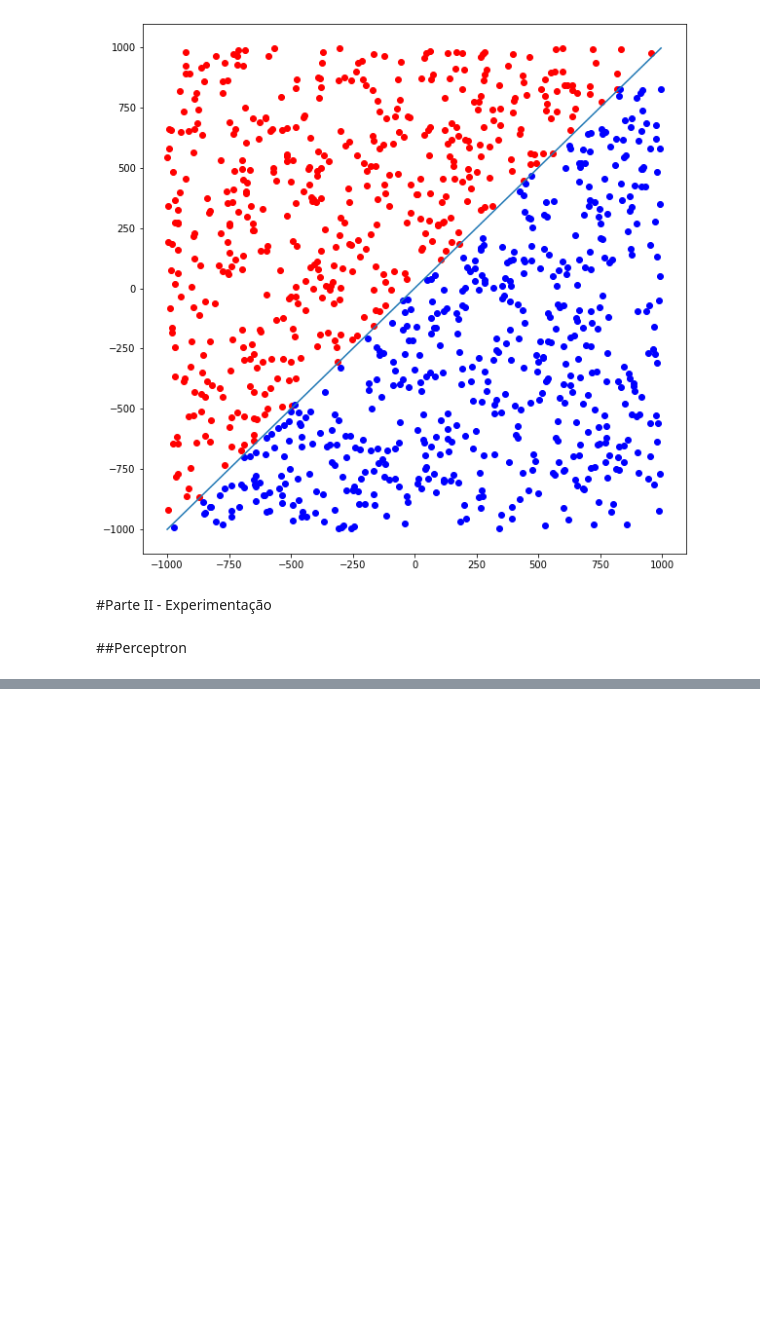
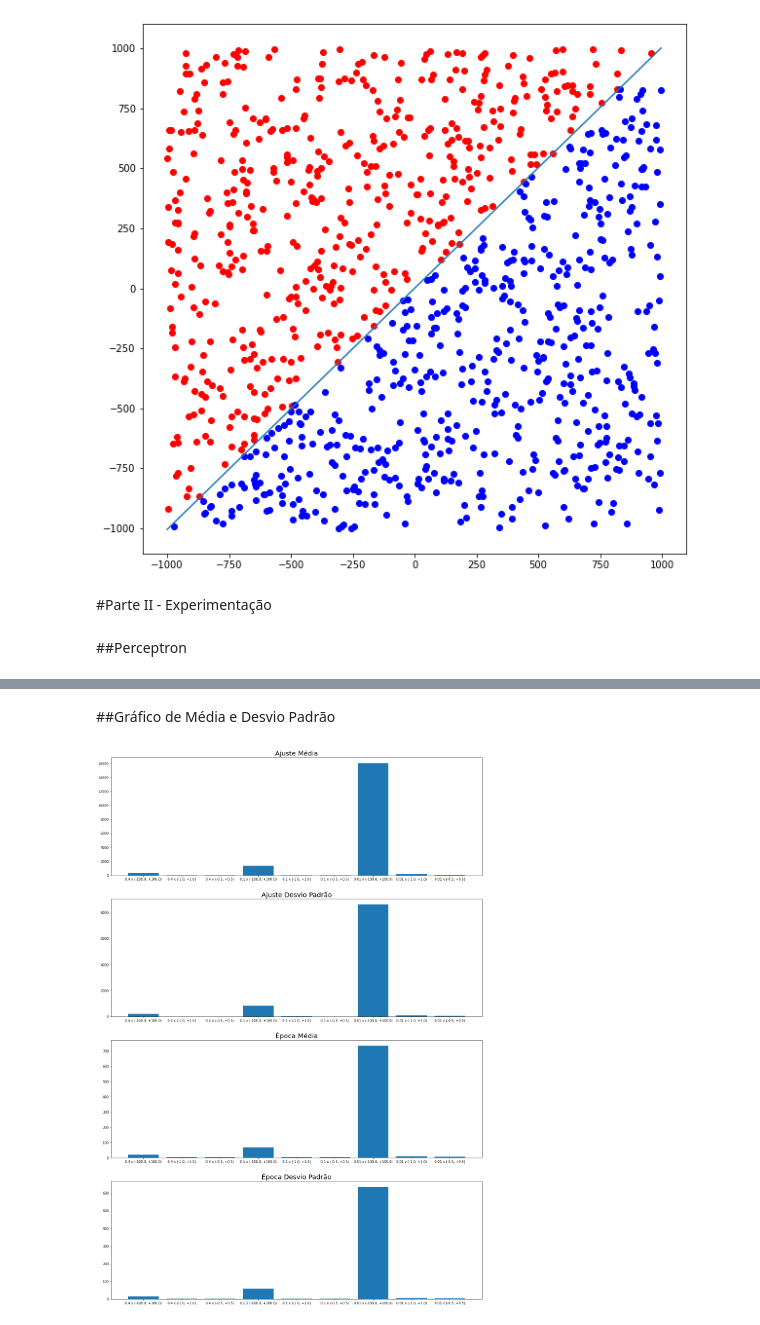
Before and after one commit to danilo-uea/PP2-2020-1, a Jupyter notebook: Projeto_prático_2.ipynb, the cells around one changed output, grey strips where cells are left out. Saved outputs shown, nothing was run; the diff lists cells and outputs as text; code cells hidden in the pictures; blank space fills up the shorter version.

```diff
--- a/Projeto_prático_2.ipynb
+++ b/Projeto_prático_2.ipynb
@@ -262,0 +247,19 @@ figura.show()
+# %% [markdown]
+##Gráfico de Média e Desvio Padrão
+# %%
+figura2, ax_2 = plt.subplots(nrows= 4, ncols=1, figsize=(20, 30))
+
+titulo_ax = ['Ajuste Média', 'Ajuste Desvio Padrão', 'Época Média', 'Época Desvio Padrão']
+nomes = []
+
+for i in range(len(n)):
+  for j in range(len(I)):
+    nomes.append(str('{} x ({}, +{})'.format(n[i], I[j][0], I[j][1])))
+
+for i in range(4):
+  ax_2[i].bar(nomes, m_dp[0:,i])
+  ax_2[i].set_title(titulo_ax[i], size=20)
+
+figura2.show()
+# %% [output]
+[figure, added]
```
Also changed, not shown: parts of 4 cells of this notebook.
